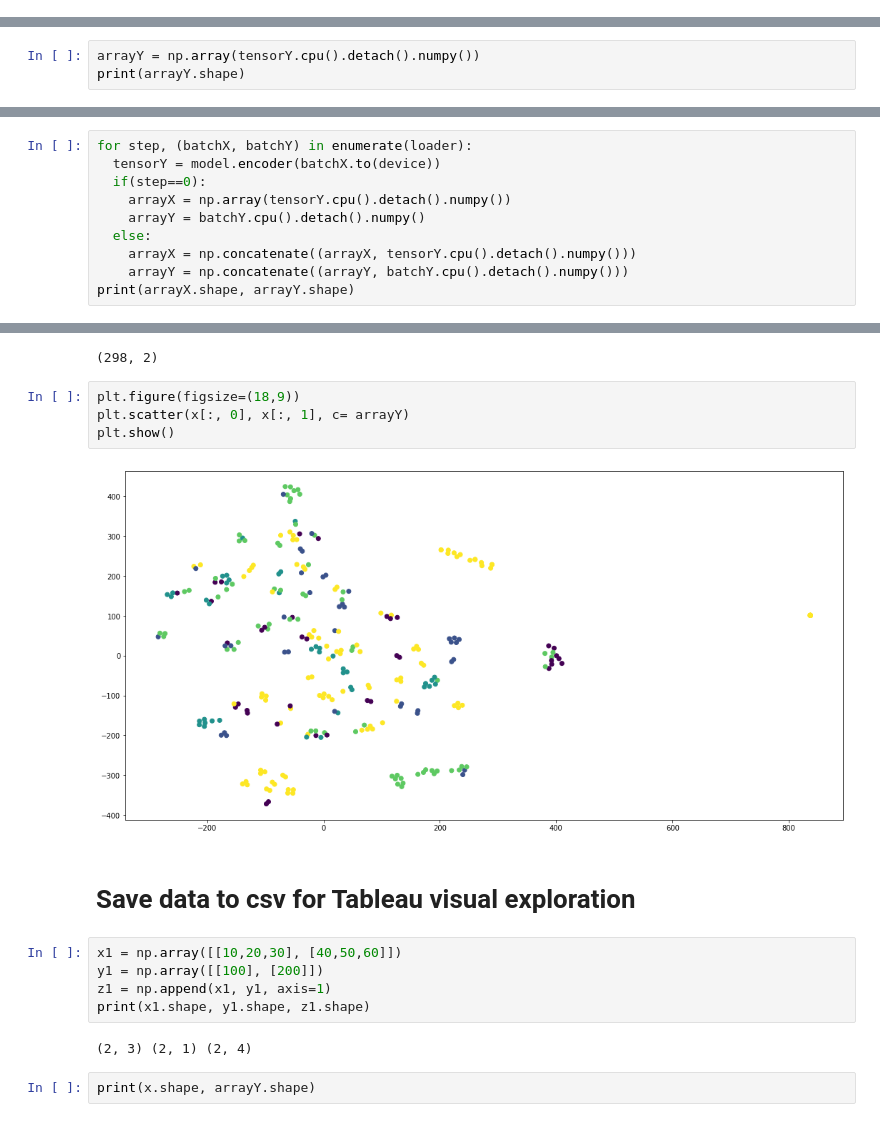
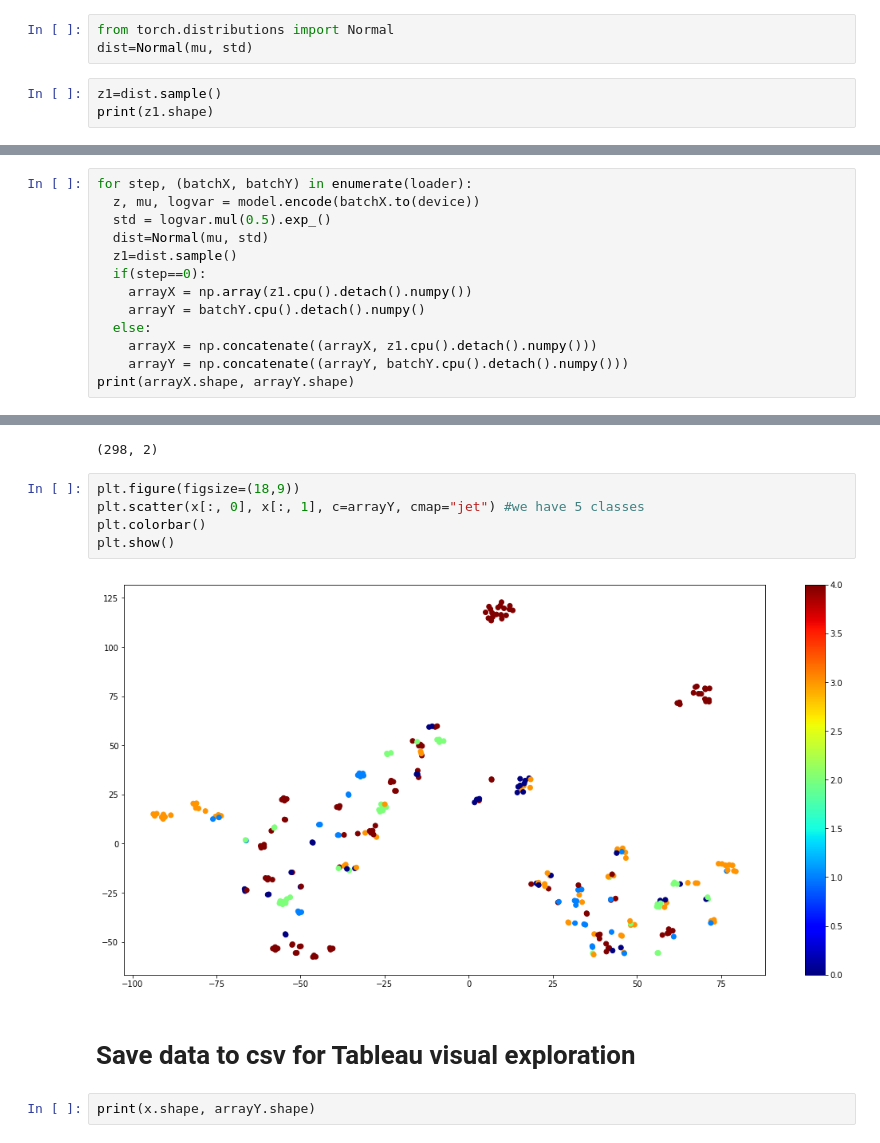
Before and after one commit to TienLungSun/PyTorch-deep-learning, a Jupyter notebook: 7.2. Conv_VAE.ipynb, the cells around one changed output, grey strips where cells are left out. Drawn from its saved outputs; the diff is of its cells as text.

```diff
--- a/7.2. Conv_VAE.ipynb
+++ b/7.2. Conv_VAE.ipynb
@@ -346,0 +401,6 @@ torch.Size([16, 64])
+# %%
+from torch.distributions import Normal
+dist=Normal(mu, std)
+# %%
+z1=dist.sample()
+print(z1.shape)
@@ -349,5 +411,2 @@ tensorY.cpu().detach().numpy().shape
 # %% [output]
 (16, 64)
-# %%
-arrayY = np.array(tensorY.cpu().detach().numpy())
-print(arrayY.shape)
@@ -364,12 +438,15 @@ print(arrayY3.shape)
 # Get the latent vectors of all training images
 # %%
 for step, (batchX, batchY) in enumerate(loader):
-  tensorY = model.encoder(batchX.to(device))
+  z, mu, logvar = model.encode(batchX.to(device))
+  std = logvar.mul(0.5).exp_()
+  dist=Normal(mu, std)
+  z1=dist.sample()
   if(step==0):
-    arrayX = np.array(tensorY.cpu().detach().numpy())
+    arrayX = np.array(z1.cpu().detach().numpy())
     arrayY = batchY.cpu().detach().numpy()
   else:
-    arrayX = np.concatenate((arrayX, tensorY.cpu().detach().numpy()))
+    arrayX = np.concatenate((arrayX, z1.cpu().detach().numpy()))
     arrayY = np.concatenate((arrayY, batchY.cpu().detach().numpy()))
 print(arrayX.shape, arrayY.shape)
 # %% [output]
@@ -387,19 +464,13 @@ print(x.shape)
 (298, 2)
 # %%
 plt.figure(figsize=(18,9))
-plt.scatter(x[:, 0], x[:, 1], c= arrayY)
+plt.scatter(x[:, 0], x[:, 1], c=arrayY, cmap="jet") #we have 5 classes
+plt.colorbar()
 plt.show()
 # %% [output]
-[figure, old version]
+[figure, new version]
 # %% [markdown]
 # Save data to csv for Tableau visual exploration
-# %%
-x1 = np.array([[10,20,30], [40,50,60]])
-y1 = np.array([[100], [200]])
-z1 = np.append(x1, y1, axis=1)
-print(x1.shape, y1.shape, z1.shape)
-# %% [output]
-(2, 3) (2, 1) (2, 4)
 # %%
 print(x.shape, arrayY.shape)
 # %% [output]
```
Also changed, not shown: parts of 42 cells of this notebook.
